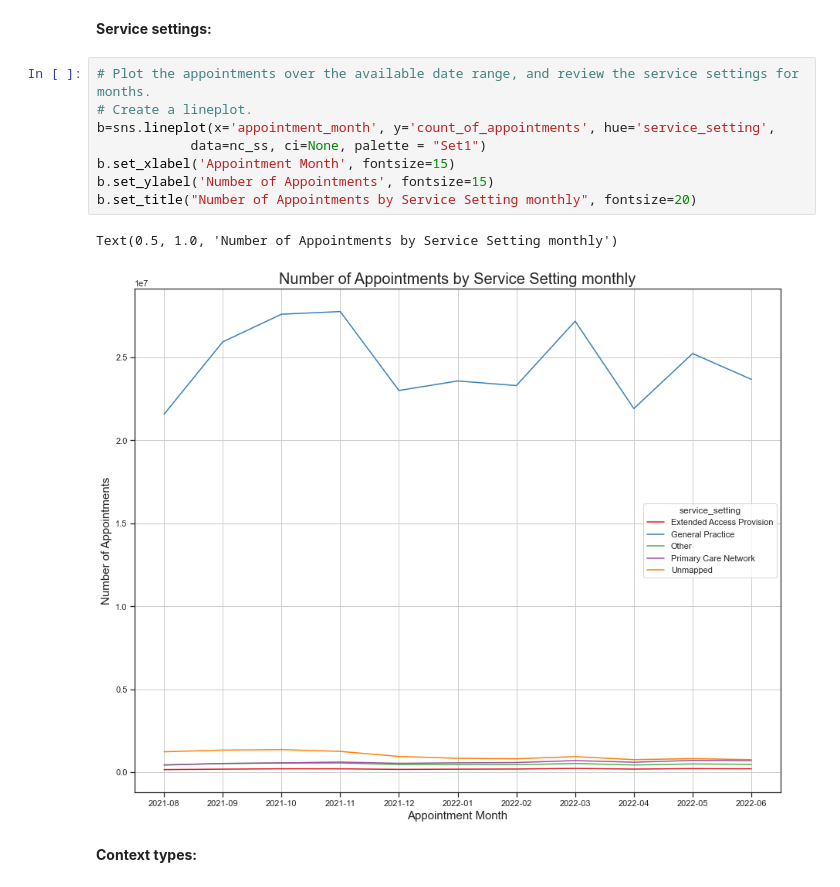
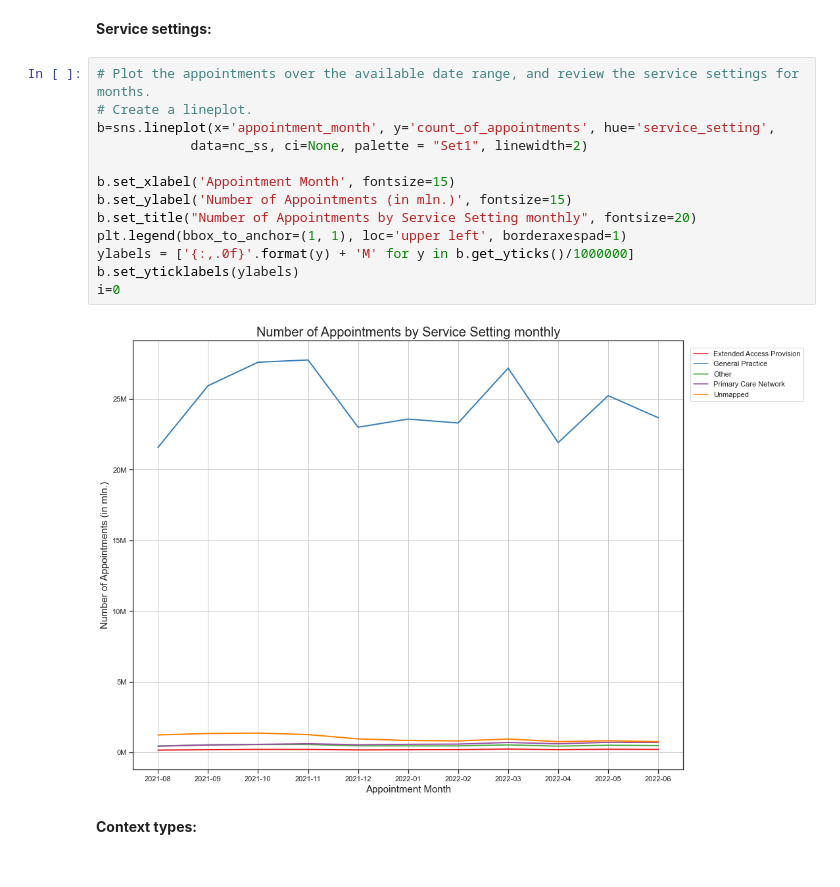
Before and after one commit to irina2621/LSE_DA_NHS_analysis, a Jupyter notebook: Assignement_v1.ipynb, the cells around one changed output. Drawn from its saved outputs; the diff is of its cells as text.

```diff
--- a/Assignement_v1.ipynb
+++ b/Assignement_v1.ipynb
@@ -527,14 +526,18 @@ nc_ss
 # %%
 # Plot the appointments over the available date range, and review the service settings for months.
 # Create a lineplot.
 b=sns.lineplot(x='appointment_month', y='count_of_appointments', hue='service_setting',
-            data=nc_ss, ci=None, palette = "Set1")
+            data=nc_ss, ci=None, palette = "Set1", linewidth=2)
+
 b.set_xlabel('Appointment Month', fontsize=15)
-b.set_ylabel('Number of Appointments', fontsize=15)
+b.set_ylabel('Number of Appointments (in mln.)', fontsize=15)
 b.set_title("Number of Appointments by Service Setting monthly", fontsize=20)
+plt.legend(bbox_to_anchor=(1, 1), loc='upper left', borderaxespad=1)
+ylabels = ['{:,.0f}'.format(y) + 'M' for y in b.get_yticks()/1000000]
+b.set_yticklabels(ylabels)
+i=0
 # %% [output]
-Text(0.5, 1.0, 'Number of Appointments by Service Setting monthly')
-[figure, old version]
+[figure, new version]
 # %% [markdown]
 **Context types:**
 # %%
```
Also changed, not shown: parts of 41 cells of this notebook.
